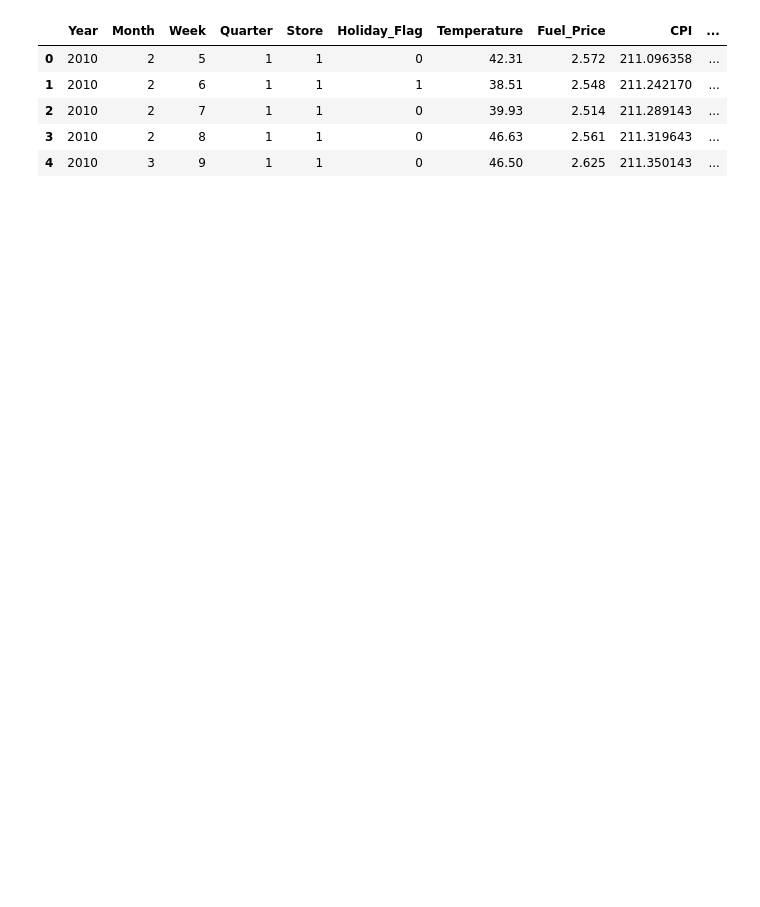
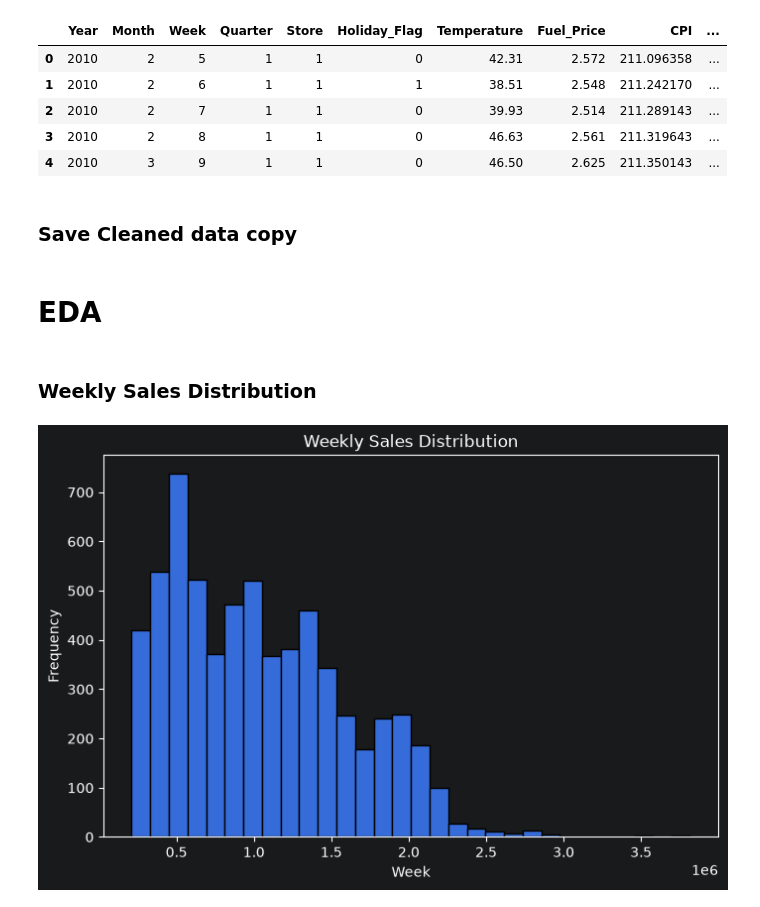
Before and after one commit to Pranav-1719/Data-Science-Machine-Learning, a Jupyter notebook: Wallmart_Sales/Linear_Regression.ipynb, the cells around one changed output. Saved outputs shown, nothing was run; the diff lists cells and outputs as text; code cells hidden in the pictures; blank space fills up the shorter version.

Commit message:
feat: Performed EDA and saved the plots in images

```diff
--- a/Wallmart_Sales/Linear_Regression.ipynb
+++ b/Wallmart_Sales/Linear_Regression.ipynb
@@ -6,7 +14,7 @@ from basic_imports import *
 # %%
 file_path = "Walmart_Sales.csv"
 
-df = kagglehub.load_dataset(
+df = kagglehub.dataset_load(
   KaggleDatasetAdapter.PANDAS,
   "mikhail1681/walmart-sales",
   file_path,
@@ -57,5 +67,21 @@ df.head()
 | 2 | 2010 | 2 | 7 | 1 | 1 | 0 | 39.93 | 2.514 | 211.289143 | ... |
 | 3 | 2010 | 2 | 8 | 1 | 1 | 0 | 46.63 | 2.561 | 211.319643 | ... |
 | 4 | 2010 | 3 | 9 | 1 | 1 | 0 | 46.50 | 2.625 | 211.350143 | ... |
+# %% [markdown]
+### Save Cleaned data copy
 # %%
 df.to_csv("Wallmart_Sales_Cleaned.csv",index=False)
+# %% [markdown]
+# EDA
+# %% [markdown]
+### Weekly Sales Distribution
+# %%
+plt.figure(figsize=(8,5))
+plt.hist(df['Weekly_Sales'],bins=30, edgecolor='black')
+plt.xlabel('Week')
+plt.ylabel('Frequency')
+plt.title('Weekly Sales Distribution')
+plt.savefig("images/weekly_sales_distribution.png",dpi=300,bbox_inches='tight')
+plt.show()
+# %% [output]
+[figure, added]
```
Also changed, not shown: parts of 21 cells of this notebook.
